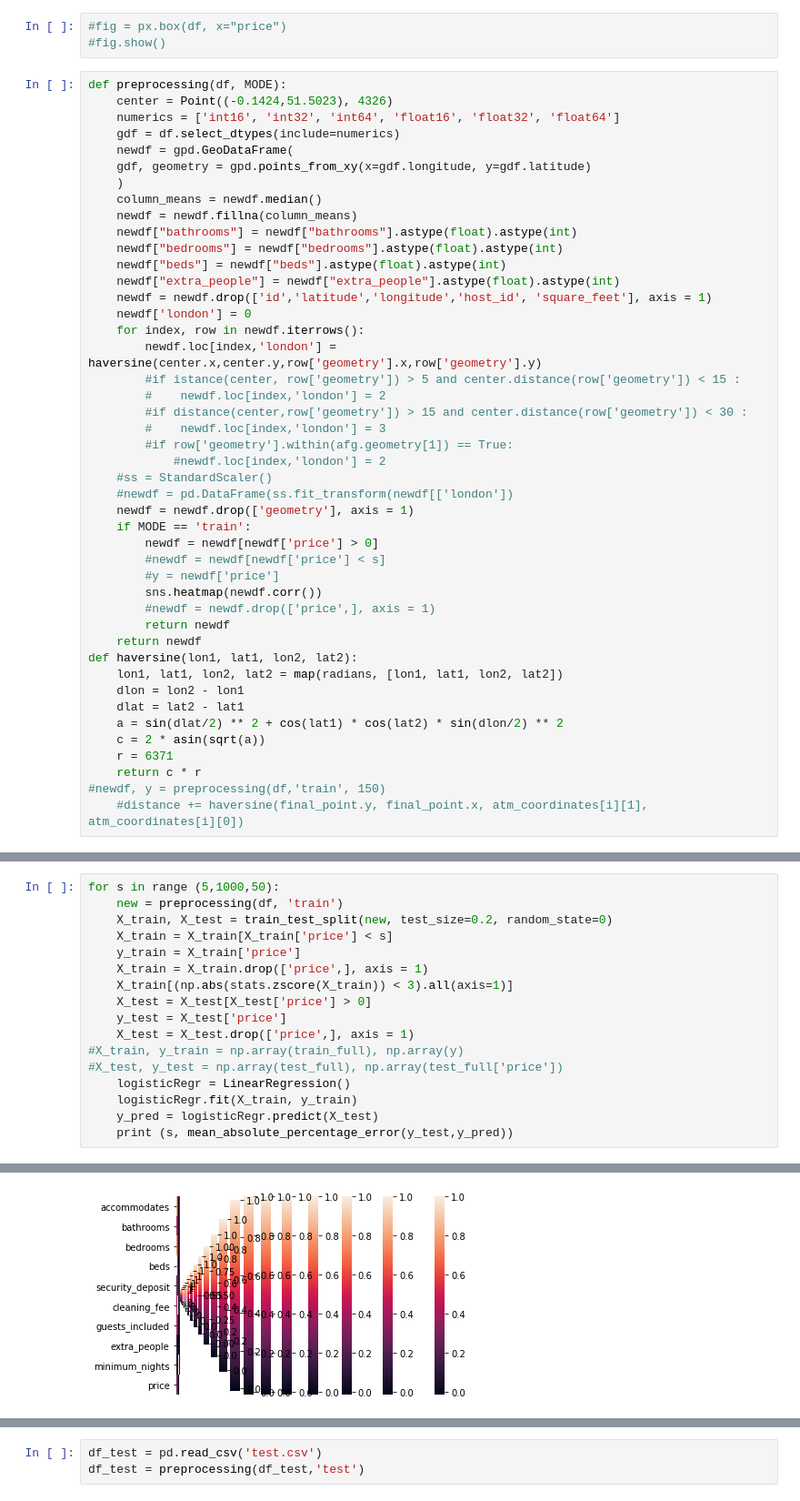
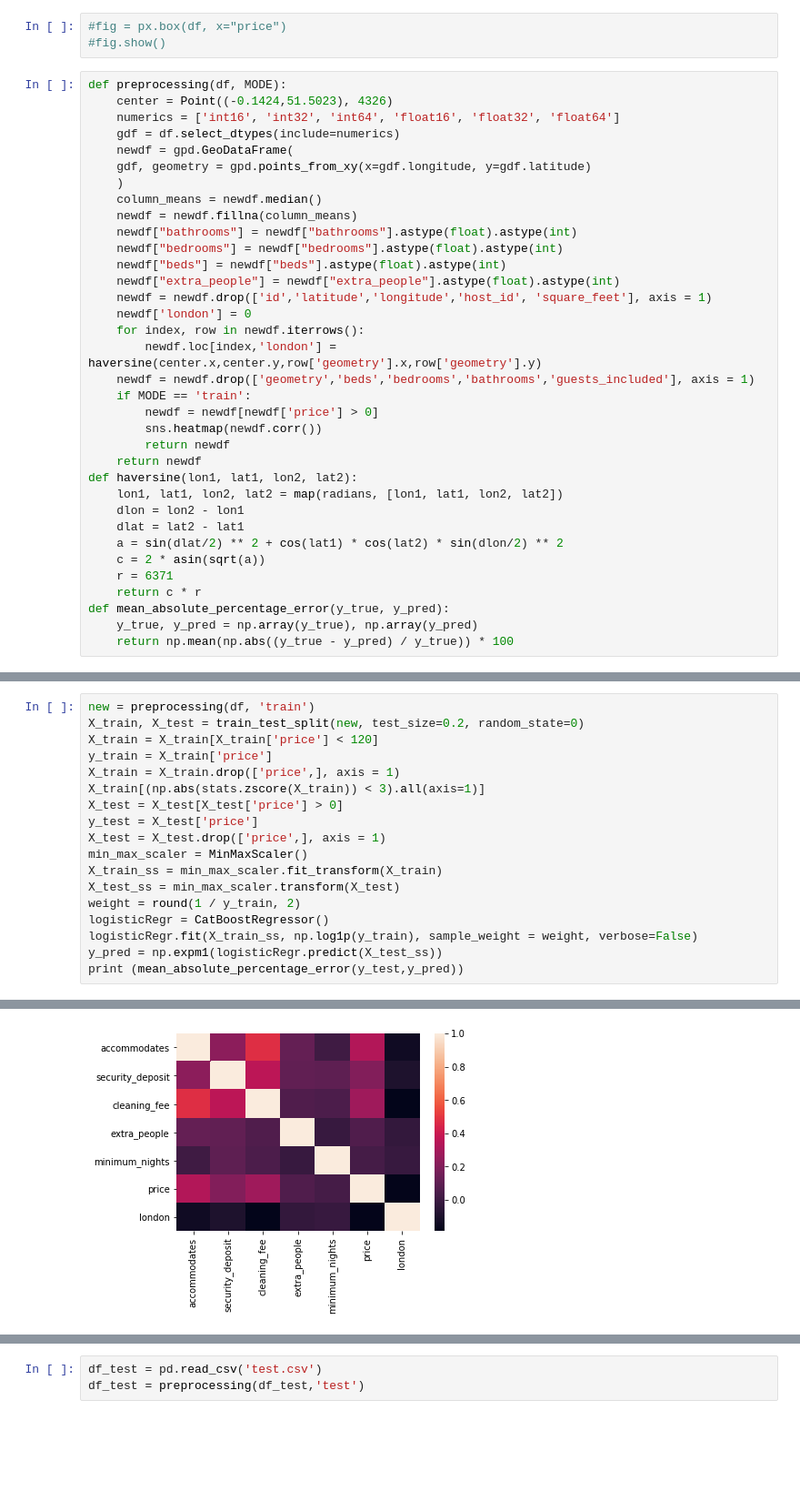
Before and after one commit to Chydfile/ML-HW-4, a Jupyter notebook: HW-04.ipynb, the cells around one changed output, grey strips where cells are left out. Shown: that part at 91% size. Saved outputs shown, nothing was run; the diff lists cells and outputs as text; blank space fills up the shorter version.

```diff
--- a/HW-04.ipynb
+++ b/HW-04.ipynb
@@ -138,21 +126,10 @@ def preprocessing(df, MODE):
     newdf['london'] = 0
     for index, row in newdf.iterrows():
         newdf.loc[index,'london'] = haversine(center.x,center.y,row['geometry'].x,row['geometry'].y)
-        #if istance(center, row['geometry']) > 5 and center.distance(row['geometry']) < 15 :
-        #    newdf.loc[index,'london'] = 2
-        #if distance(center,row['geometry']) > 15 and center.distance(row['geometry']) < 30 :
-        #    newdf.loc[index,'london'] = 3
-        #if row['geometry'].within(afg.geometry[1]) == True:
-            #newdf.loc[index,'london'] = 2
-    #ss = StandardScaler()
-    #newdf = pd.DataFrame(ss.fit_transform(newdf[['london'])
-    newdf = newdf.drop(['geometry'], axis = 1)
+    newdf = newdf.drop(['geometry','beds','bedrooms','bathrooms','guests_included'], axis = 1)
     if MODE == 'train':
         newdf = newdf[newdf['price'] > 0]
-        #newdf = newdf[newdf['price'] < s]
-        #y = newdf['price']
         sns.heatmap(newdf.corr())
-        #newdf = newdf.drop(['price',], axis = 1)
         return newdf
     return newdf
 def haversine(lon1, lat1, lon2, lat2):
@@ -163,5 +140,6 @@ def haversine(lon1, lat1, lon2, lat2):
     c = 2 * asin(sqrt(a))
     r = 6371
     return c * r
-#newdf, y = preprocessing(df,'train', 150)
-    #distance += haversine(final_point.y, final_point.x, atm_coordinates[i][1], atm_coordinates[i][0])
+def mean_absolute_percentage_error(y_true, y_pred):
+    y_true, y_pred = np.array(y_true), np.array(y_pred)
+    return np.mean(np.abs((y_true - y_pred) / y_true)) * 100
@@ -184,18 +146,19 @@ def haversine(lon1, lat1, lon2, lat2):
 # %%
-for s in range (5,1000,50):
-    new = preprocessing(df, 'train')
-    X_train, X_test = train_test_split(new, test_size=0.2, random_state=0)
-    X_train = X_train[X_train['price'] < s]
-    y_train = X_train['price']
-    X_train = X_train.drop(['price',], axis = 1)
-    X_train[(np.abs(stats.zscore(X_train)) < 3).all(axis=1)]
-    X_test = X_test[X_test['price'] > 0]
-    y_test = X_test['price']
-    X_test = X_test.drop(['price',], axis = 1)
-#X_train, y_train = np.array(train_full), np.array(y)
-#X_test, y_test = np.array(test_full), np.array(test_full['price'])
-    logisticRegr = LinearRegression()
-    logisticRegr.fit(X_train, y_train)
-    y_pred = logisticRegr.predict(X_test)
-    print (s, mean_absolute_percentage_error(y_test,y_pred))
+new = preprocessing(df, 'train')
+X_train, X_test = train_test_split(new, test_size=0.2, random_state=0)
+X_train = X_train[X_train['price'] < 120]
+y_train = X_train['price']
+X_train = X_train.drop(['price',], axis = 1)
+X_train[(np.abs(stats.zscore(X_train)) < 3).all(axis=1)]
+X_test = X_test[X_test['price'] > 0]
+y_test = X_test['price']
+X_test = X_test.drop(['price',], axis = 1)
+min_max_scaler = MinMaxScaler()
+X_train_ss = min_max_scaler.fit_transform(X_train)
+X_test_ss = min_max_scaler.transform(X_test)
+weight = round(1 / y_train, 2)
+logisticRegr = CatBoostRegressor()
+logisticRegr.fit(X_train_ss, np.log1p(y_train), sample_weight = weight, verbose=False)
+y_pred = np.expm1(logisticRegr.predict(X_test_ss))
+print (mean_absolute_percentage_error(y_test,y_pred))
 # %% [output]
@@ -222 +166 @@ for s in range (5,1000,50):
-[figure, old version]
+[figure, new version]
```
Also changed, not shown: parts of 19 cells of this notebook.
